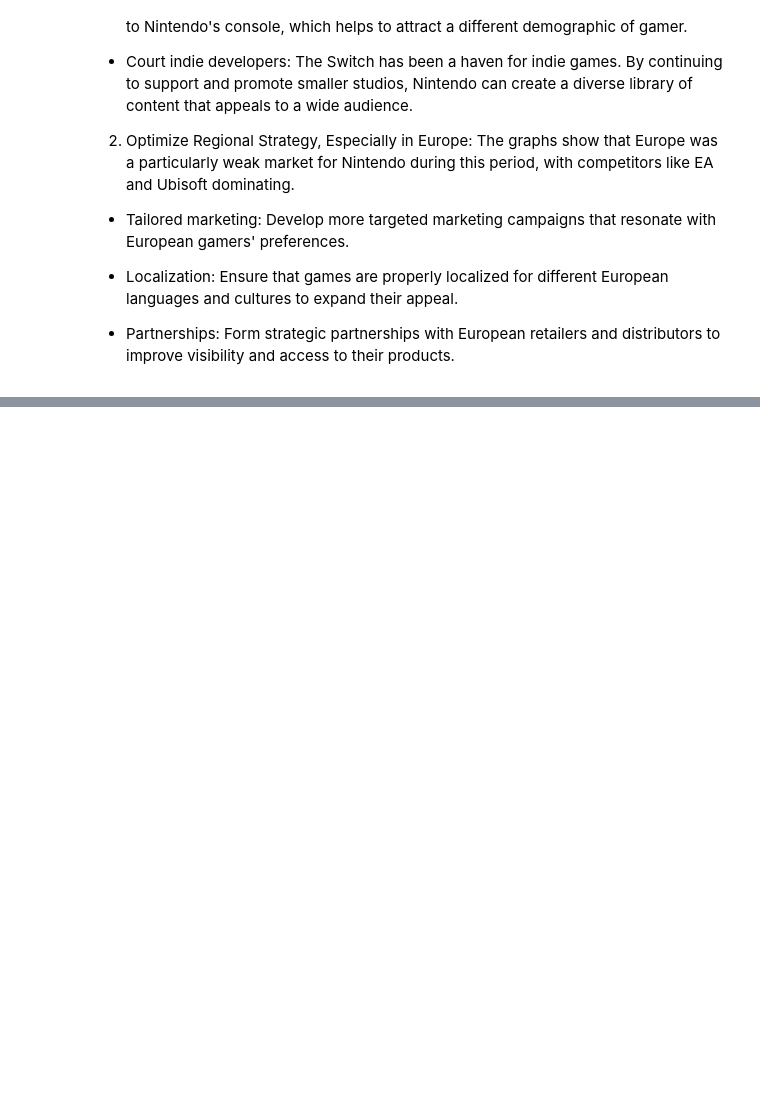
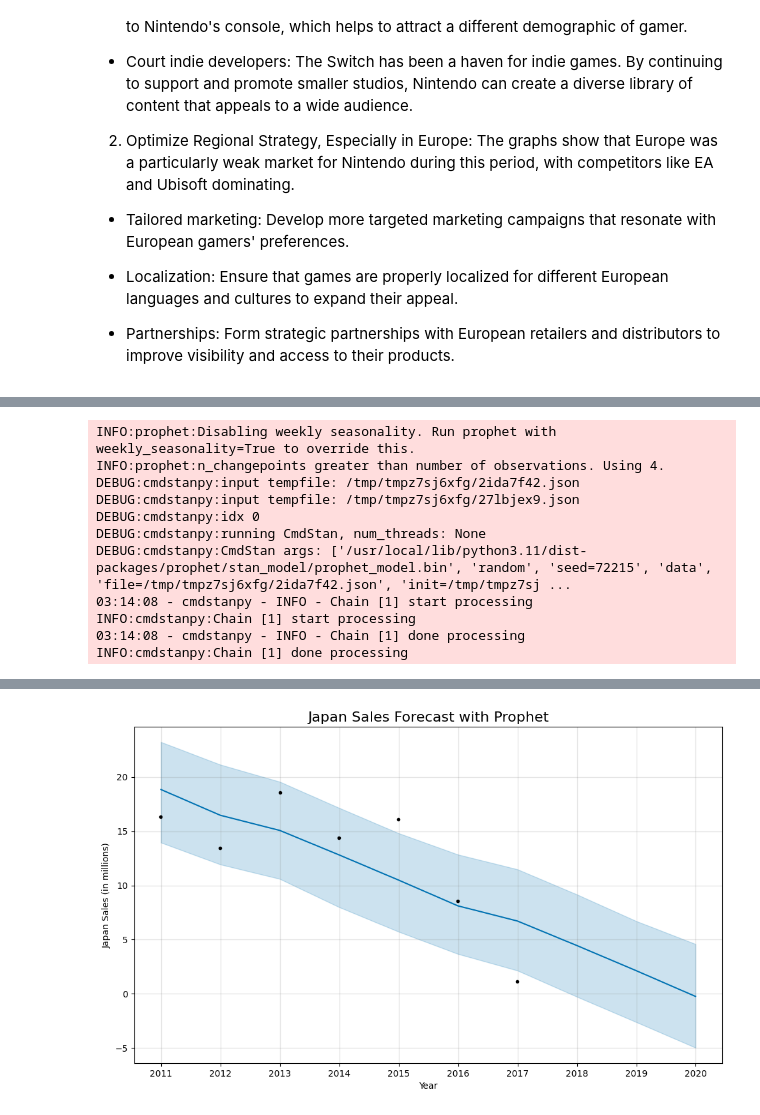
Before and after one commit to Kwasi-Dankwa/Game-sales, a Jupyter notebook: gamemodelling.ipynb, the cells around one changed output, grey strips where cells are left out. Saved outputs shown, nothing was run; the diff lists cells and outputs as text; code cells hidden in the pictures; blank space fills up the shorter version.

```diff
--- a/gamemodelling.ipynb
+++ b/gamemodelling.ipynb
@@ -556,0 +607,31 @@ The European market was particularly tough for Nintendo. While they had a brief
+# %%
+# Regional Sales Forecast - Japan
+prophet_jp_df = nintendo_df.groupby('year')['jp_sales'].sum().reset_index()
+prophet_jp_df['ds'] = pd.to_datetime(prophet_jp_df['year'].astype(str) + '-12-31')
+prophet_jp_df['y'] = prophet_jp_df['jp_sales']
+
+jp_model = Prophet(changepoint_prior_scale=0.05, daily_seasonality=False)
+jp_model.fit(prophet_jp_df)
+future_jp = jp_model.make_future_dataframe(periods=3, freq='Y')
+forecast_jp = jp_model.predict(future_jp)
+
+# Visualization
+print("\nJapan Sales Forecast:")
+print(forecast_jp[['ds', 'yhat', 'yhat_lower', 'yhat_upper']].tail(3).to_markdown(index=False, numalign="left", stralign="left"))
+jp_model.plot(forecast_jp)
+plt.title('Japan Sales Forecast with Prophet', fontsize=16)
+plt.xlabel('Year')
+plt.ylabel('Japan Sales (in millions)')
+plt.show()
+# %% [output]
+INFO:prophet:Disabling weekly seasonality. Run prophet with weekly_seasonality=True to override this.
+INFO:prophet:n_changepoints greater than number of observations. Using 4.
+DEBUG:cmdstanpy:input tempfile: /tmp/tmpz7sj6xfg/2ida7f42.json
+DEBUG:cmdstanpy:input tempfile: /tmp/tmpz7sj6xfg/27lbjex9.json
+DEBUG:cmdstanpy:idx 0
+DEBUG:cmdstanpy:running CmdStan, num_threads: None
+DEBUG:cmdstanpy:CmdStan args: ['/usr/local/lib/python3.11/dist-packages/prophet/stan_model/prophet_model.bin', 'random', 'seed=72215', 'data', 'file=/tmp/tmpz7sj6xfg/2ida7f42.json', 'init=/tmp/tmpz7sj ...
+03:14:08 - cmdstanpy - INFO - Chain [1] start processing
+INFO:cmdstanpy:Chain [1] start processing
+03:14:08 - cmdstanpy - INFO - Chain [1] done processing
+INFO:cmdstanpy:Chain [1] done processing
@@ -556,0 +644 @@ The European market was particularly tough for Nintendo. While they had a brief
+[figure, added]
```
Also changed, not shown: parts of 8 cells of this notebook.
